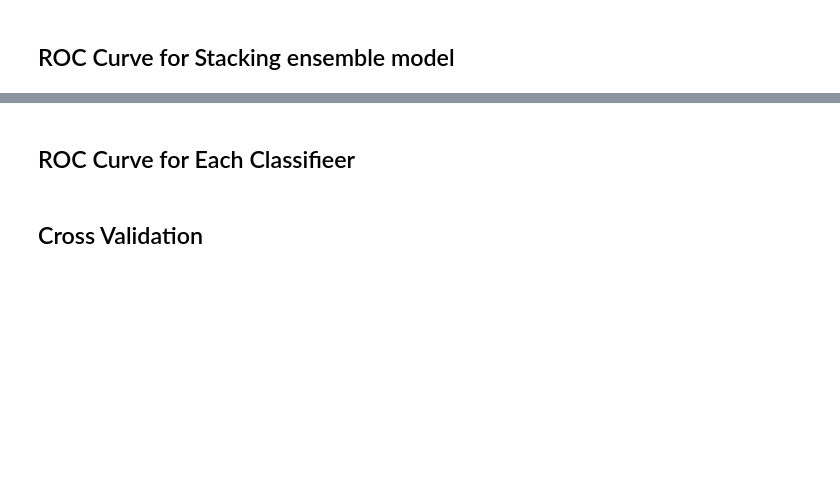
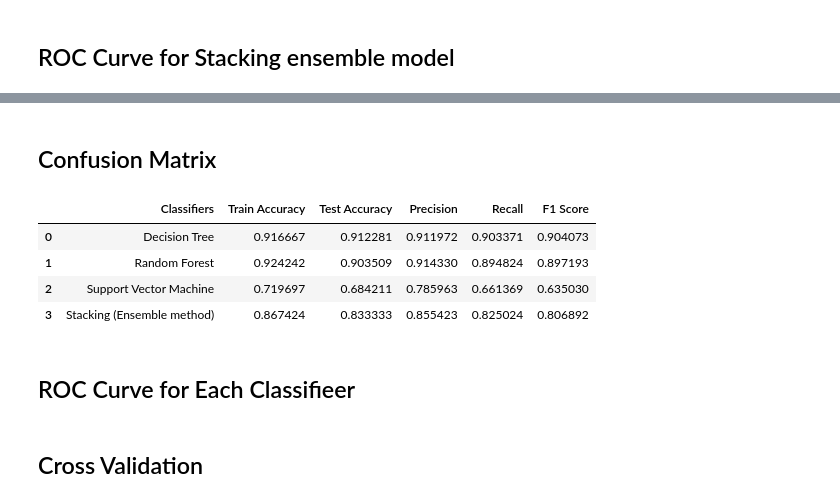
Before and after one commit to Onethk/SDGP1, a Jupyter notebook: stackingModel(Evaluation).ipynb, the cells around one changed output, grey strips where cells are left out. Drawn from its saved outputs; the diff is of its cells as text; code cells hidden in the pictures; blank space fills up the shorter version.

```diff
--- a/stackingModel(Evaluation).ipynb
+++ b/stackingModel(Evaluation).ipynb
@@ -463,3 +465,40 @@ plt.show()
+# %% [markdown]
+## Confusion Matrix
+# %%
+#Colors
+from matplotlib.colors import ListedColormap
+
+#Metrics
+from sklearn.metrics import precision_score, recall_score, f1_score, accuracy_score, auc, roc_curve
+
+modelNames = ["Decision Tree", "Random Forest", "Support Vector Machine", "Stacking (Ensemble method)"]
+
+classifiers = [decisionModel, randForestModel, svm_model, pipe]
+
+model = []
+crossMatrixTable = pd.DataFrame(columns= model)
+
+index = 0
+
+X_train, X_test, y_train, y_test = train_test_split(X , y , test_size = 0.3)
+
+for name, classifier in zip(modelNames, classifiers):
+    modelPred = classifier.predict(X_test)
+    crossMatrixTable.loc[index,'Classifiers'] = name
+    crossMatrixTable.loc[index,'Train Accuracy'] = classifier.score(X_train, y_train)
+    crossMatrixTable.loc[index,'Test Accuracy'] = accuracy_score(y_test,modelPred)
+    crossMatrixTable.loc[index,'Precision'] = precision_score(y_test,modelPred,average= 'macro')
+    crossMatrixTable.loc[index,'Recall'] = recall_score(y_test,modelPred,average= 'macro')
+    crossMatrixTable.loc[index,'F1 Score'] = f1_score(y_test,modelPred,average= 'macro')
+    index+=1
+
+crossMatrixTable
+# %% [output]
+|  | Classifiers | Train Accuracy | Test Accuracy | Precision | Recall | F1 Score |
+| 0 | Decision Tree | 0.916667 | 0.912281 | 0.911972 | 0.903371 | 0.904073 |
+| 1 | Random Forest | 0.924242 | 0.903509 | 0.914330 | 0.894824 | 0.897193 |
+| 2 | Support Vector Machine | 0.719697 | 0.684211 | 0.785963 | 0.661369 | 0.635030 |
+| 3 | Stacking (Ensemble method) | 0.867424 | 0.833333 | 0.855423 | 0.825024 | 0.806892 |
 # %% [markdown]
 ## ROC Curve for Each Classifieer
 # %% [markdown]
```
Also changed, not shown: parts of 19 cells of this notebook.
